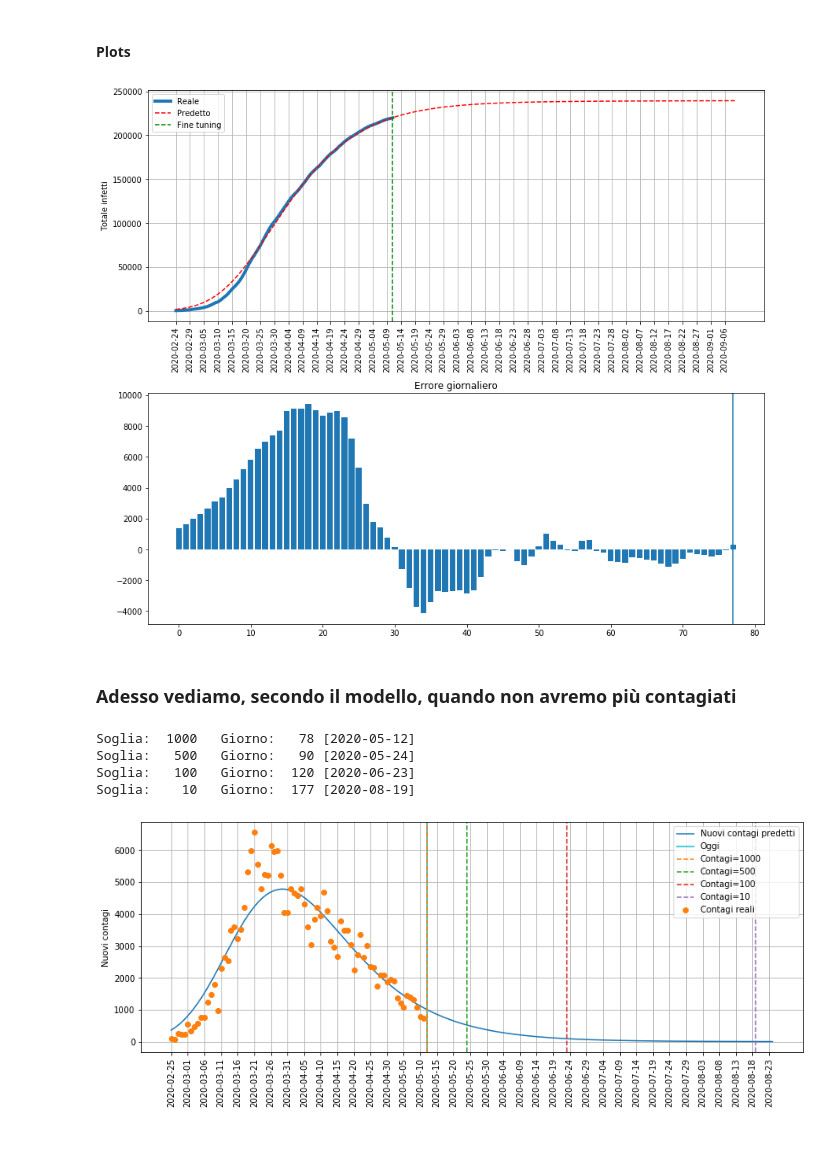
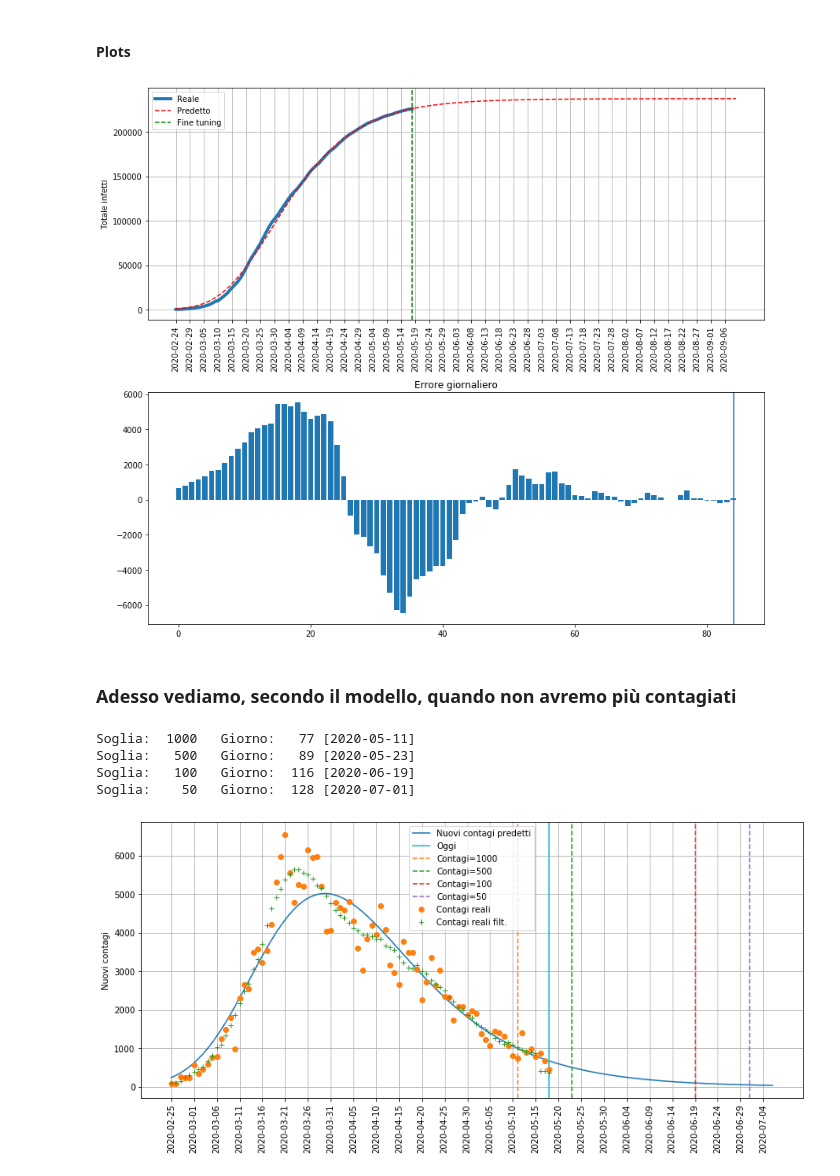
Before and after one commit to taracchi/covid, a Jupyter notebook: proiezione_nuovi_contagi_FCF.ipynb, the cells around one changed output. Drawn from its saved outputs; the diff is of its cells as text; code cells hidden in the pictures; blank space fills up the shorter version.

```diff
--- a/proiezione_nuovi_contagi_FCF.ipynb
+++ b/proiezione_nuovi_contagi_FCF.ipynb
@@ -100,19 +104,31 @@ M_range=[2e+5,3e+5]
 alpha_range=[0,10]
 
 
-# Regione
-'''a_range=[0,0.1]
-b_range=[0, 1e-5]
-c_range=[0,10]
-M_range=[5e+3,1e+4]
-alpha_range=[0,20]
-'''
 
+# dominio per generalized_sigmoid_ext
 dominio=np.vstack((a_range,
                    b_range,
                    c_range,
                    M_range,
                    alpha_range))
+
+
+
+'''
+# dominio per DOUBLE generalized_sigmoid_ext
+M_range=[0,3e+5]
+dominio=np.vstack((a_range,
+                   b_range,
+                   c_range,
+                   M_range,
+                   alpha_range,
+                   a_range,
+                   b_range,
+                   c_range,
+                   M_range,
+                   alpha_range))
+'''
+
 dominio=dominio.T
 
-tabprint(dominio,digits=12,precision=2,index=['Min','Max'])
+tabprint(dominio,digits=10,precision=2,index=['Min','Max'])
@@ -124,7 +135,10 @@ Max        0.25        0.10       10.00   300000.00       10.00
 # %%
 def error_measure(predicted,actual):
-    return np.mean(np.abs(predicted-actual))#+np.mean(np.abs(predicted[-3:]-actual[-3:]))
+    return np.mean(np.abs(predicted-actual))#+np.std(np.abs(predicted-actual))
+    #return np.mean(np.abs(predicted-actual)/actual)
+    #return 0.2*np.percentile(np.abs(predicted-actual),97)+np.mean(np.abs(predicted-actual))
 
+np.random.seed(42)
 
 fct=FagaCurveFit()
 
@@ -132,9 +146,10 @@ fct.fit(generalized_sigmoid_ext,
         np.arange(days_training),
         target_data[0:days_training],
         dominio,
-        ga_generations=200, ga_population=200,
-        error_function=error_measure)
+        ga_generations=1000, ga_population=100,print_info=100,
+        error_function=error_measure,num_mutations='auto')
 
+print('\nOptimal solution is: ')
 solution=fct.opt_params
 print(solution)
 # %% [output]
@@ -185,7 +212,7 @@ ax[1].set_title('Errore giornaliero')
 fig.tight_layout()
 fig.show()
 # %% [output]
-[figure, old version]
+[figure, new version]
 # %% [markdown]
 ### Adesso vediamo, secondo il modello, quando non avremo più contagiati
 # %%
@@ -195,32 +222,32 @@ nuovi_contagi_reali=np.diff(target_data)
 nuovi_contagi_reali_filtered=np.diff(target_data_filtered)
 
 
-soglie_contagi=[1000,500,100,10]
+soglie_contagi=[1000,500,100,50]
 giorni_soglia=[]
 for soglia in soglie_contagi:
     nuovi_contagi_sotto_soglia=[i for i,nc in enumerate(nuovi_contagi_pred) if (i>30 and nc<=soglia)]
     giorni_soglia.append(nuovi_contagi_sotto_soglia[0])
 # %%
-fig,ax=plt.subplots(1,1,figsize=(14,5))
+fig,ax=plt.subplots(1,1,figsize=(14,6))
 ax.plot(range(max(giorni_soglia)+5),nuovi_contagi_pred[0:max(giorni_soglia)+5],label='Nuovi contagi predetti')
 ax.set_ylabel('Nuovi contagi')
 ax.axvline(indice_oggi-1,label='Oggi',c=color_names[9])
 for i,soglia in enumerate(soglie_contagi):
     ax.axvline(giorni_soglia[i]-1,label='Contagi=%d'%soglia,c=color_names[i+1],linestyle='--')
 
 ax.plot(nuovi_contagi_reali,'o',label='Contagi reali')
-#ax.plot(nuovi_contagi_reali_filtered,'+',label='Contagi reali filt.')
+ax.plot(nuovi_contagi_reali_filtered,'+',label='Contagi reali filt.')
 
 ax.set_xticks(list(range(0,max(giorni_soglia)+5,5)))
 ax.set_xticklabels(str_giorni[list(range(1,len(forecast_days),5))],rotation=90)
 ax.grid()
 ax.legend()
 
 for i,soglia in enumerate(soglie_contagi):
     print('Soglia: %5d   Giorno: %4d [%10s]'%(soglia,giorni_soglia[i],str_giorni[giorni_soglia[i]]))
 # %% [output]
-Soglia:  1000   Giorno:   78 [2020-05-12]
-Soglia:   500   Giorno:   90 [2020-05-24]
-Soglia:   100   Giorno:  120 [2020-06-23]
-Soglia:    10   Giorno:  177 [2020-08-19]
+Soglia:  1000   Giorno:   77 [2020-05-11]
+Soglia:   500   Giorno:   89 [2020-05-23]
+Soglia:   100   Giorno:  116 [2020-06-19]
+Soglia:    50   Giorno:  128 [2020-07-01]
-[figure, old version]
+[figure, new version]
```
Also changed, not shown: parts of 7 cells of this notebook, 8 other files.
